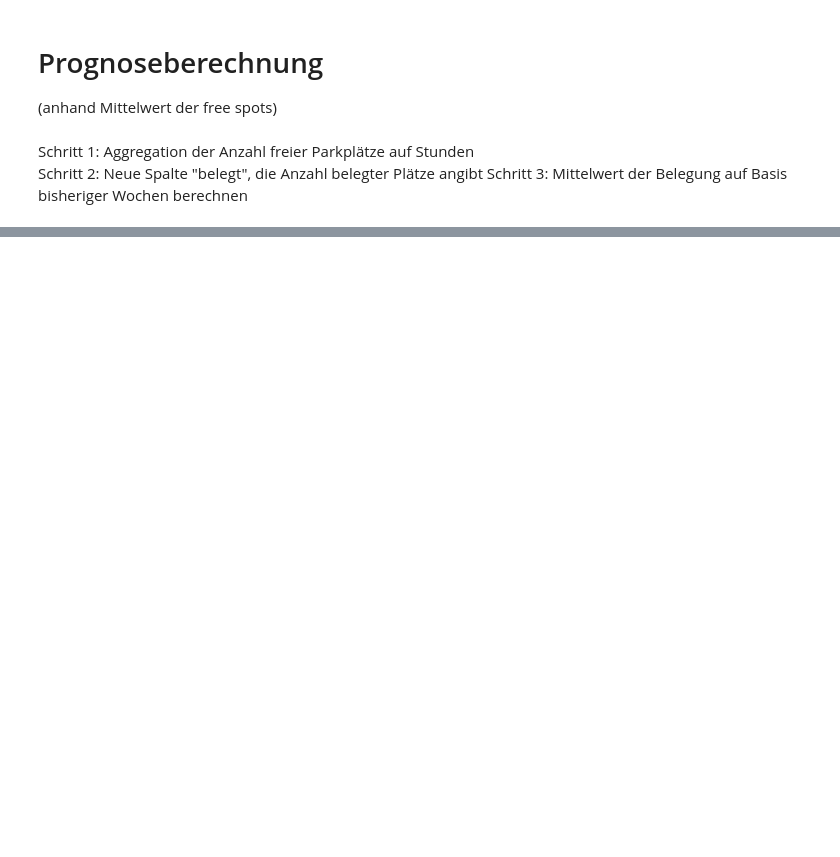
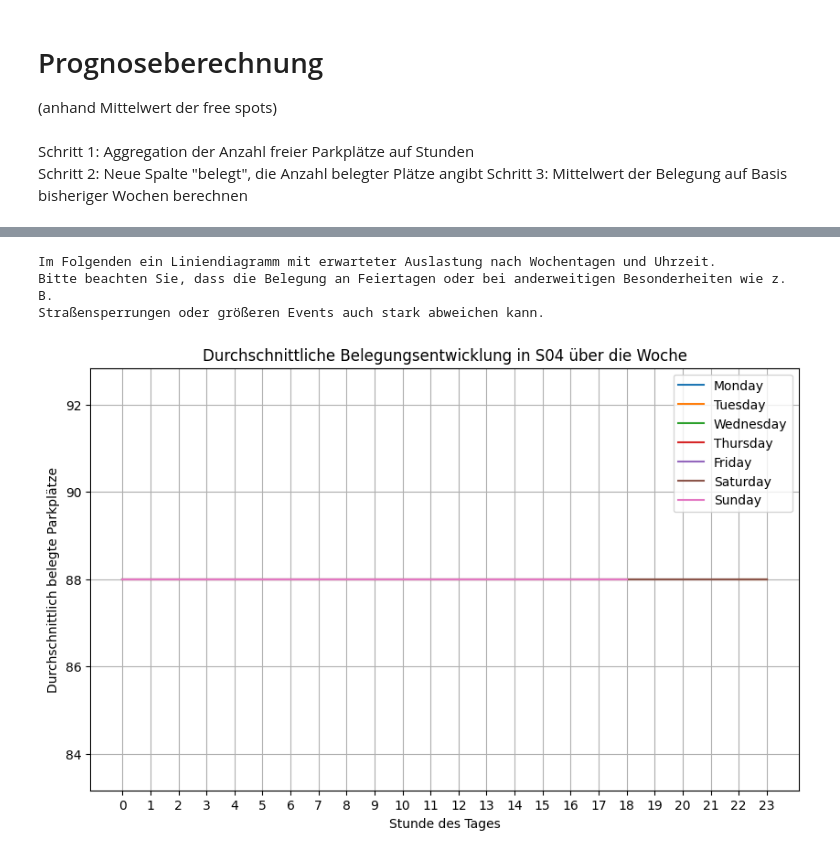
Before and after one commit to robbiesumner/dhbw-3-parkplatz-prognose, a Jupyter notebook: forecast.ipynb, the cells around one changed output, grey strips where cells are left out. Drawn from its saved outputs; the diff is of its cells as text; code cells hidden in the pictures; blank space fills up the shorter version.

Commit message:
App/Konsolenablauf in Vorlesung an manuell eingelesene Daten angepasst

```diff
--- a/forecast.ipynb
+++ b/forecast.ipynb
@@ -112,15 +119,15 @@ ph_verlauf_hour = ph_verlauf_hour.reset_index(name='average_free_spots')
 ph_verlauf_hour = round(ph_verlauf_hour, 0)
 
 # Test-Ausgabe vorhandene Daten als Liniendiagramm
-ph_verlauf_hour.sort_values('timestamp_hour', inplace=True)
-plt.plot(ph_verlauf_hour['timestamp_hour'], ph_verlauf_hour['average_free_spots'])
-plt.show()
+# ph_verlauf_hour.sort_values('timestamp_hour', inplace=True)
+# plt.plot(ph_verlauf_hour['timestamp_hour'], ph_verlauf_hour['average_free_spots'])
+# plt.show()
 
 # ---------
 # Schritt 2
 # ---------
 # Gesamtanzahl Parkplätze des ausgewählten Parkhauses extrahieren
-gesamtanzahl = ph_eigenschaften[ph_eigenschaften['parkplatz'] == ph_kuerzel]['gesamtanzahl'].iloc[0]
+gesamtanzahl = ph_eigenschaften[ph_eigenschaften['Parkplatz'] == ph_kuerzel]['Gesamtanzahl'].iloc[0]
 # Neue Spalte mit Anzahl belegter Parkplätze
 ph_verlauf_hour['belegt'] = gesamtanzahl - ph_verlauf_hour['average_free_spots']
 
@@ -134,5 +141,3 @@ ph_verlauf_hour['stunde'] = ph_verlauf_hour['timestamp_hour'].dt.hour
 # Mittelwert der belegten Plätze, gruppiert nach Wochentag und Stunde
 mittelwerte = ph_verlauf_hour.groupby(['wochentag', 'stunde'])['belegt'].mean().reset_index()
 mittelwerte.rename(columns={'belegt': 'mittelwert_belegt'}, inplace=True)
-
-print(mittelwerte.head())
@@ -144,33 +149,35 @@ BISHER NUR AUS CHATGPT KOPIERT, SOBALD DATEN DA SIND UND BIS HIERHIN ALLES KLAPP
 # %%
-# Erstellen Sie eine Abbildung und eine Achse
+# Hinweis ausgeben
+print("""Im Folgenden ein Liniendiagramm mit erwarteter Auslastung nach Wochentagen und Uhrzeit.
+Bitte beachten Sie, dass die Belegung an Feiertagen oder bei anderweitigen Besonderheiten wie z. B.
+Straßensperrungen oder größeren Events auch stark abweichen kann.""")
+
 fig, ax = plt.subplots(figsize=(10, 6))
 
 # Eindeutige Wochentage ermitteln
 wochentage = mittelwerte['wochentag'].unique()
 
 # Sortieren der Wochentage in der richtigen Reihenfolge
 sortierte_wochentage = ['Monday', 'Tuesday', 'Wednesday', 'Thursday', 'Friday', 'Saturday', 'Sunday']
 
-# Plotten Sie die Mittelwerte für jeden Wochentag
+# Mittelwerte je Wochentag plotten
 for wochentag in sortierte_wochentage:
-    # Filtern Sie die Daten für den Wochentag
     tagesdaten = mittelwerte[mittelwerte['wochentag'] == wochentag]
-    # Plotten Sie die Daten
     ax.plot(tagesdaten['stunde'], tagesdaten['mittelwert_belegt'], label=wochentag)
-
-# Formatierung der x-Achse für Stunden
-ax.xaxis.set_major_locator(mdates.HourLocator(interval=1))
-ax.xaxis.set_major_formatter(mdates.DateFormatter('%H:%M'))
 
 # Achsenbeschriftungen und Diagrammtitel
 ax.set_xlabel('Stunde des Tages')
 ax.set_ylabel('Durchschnittlich belegte Parkplätze')
-ax.set_title('Durchschnittliche Belegungsentwicklung über die Woche')
-
-# Legende anzeigen
+ax.set_title('Durchschnittliche Belegungsentwicklung in ' + ph_kuerzel + ' über die Woche')
 ax.legend()
 
-# Diagramm anzeigen
-plt.xticks(range(0, 24))  # Stellen Sie sicher, dass alle Stunden angezeigt werden
-plt.grid(True)  # Gitterlinien für bessere Lesbarkeit hinzufügen
+# Diagramm anzeigen mit Gitternetzlinien
+ax.set_xticks(range(0, 24))
+ax.set_xticklabels(range(0, 24))
+plt.grid(True)
 plt.show()
+# %% [output]
+Im Folgenden ein Liniendiagramm mit erwarteter Auslastung nach Wochentagen und Uhrzeit.
+Bitte beachten Sie, dass die Belegung an Feiertagen oder bei anderweitigen Besonderheiten wie z. B.
+Straßensperrungen oder größeren Events auch stark abweichen kann.
+[figure, added]
```
Also changed, not shown: parts of 6 cells of this notebook, 1 other file.
